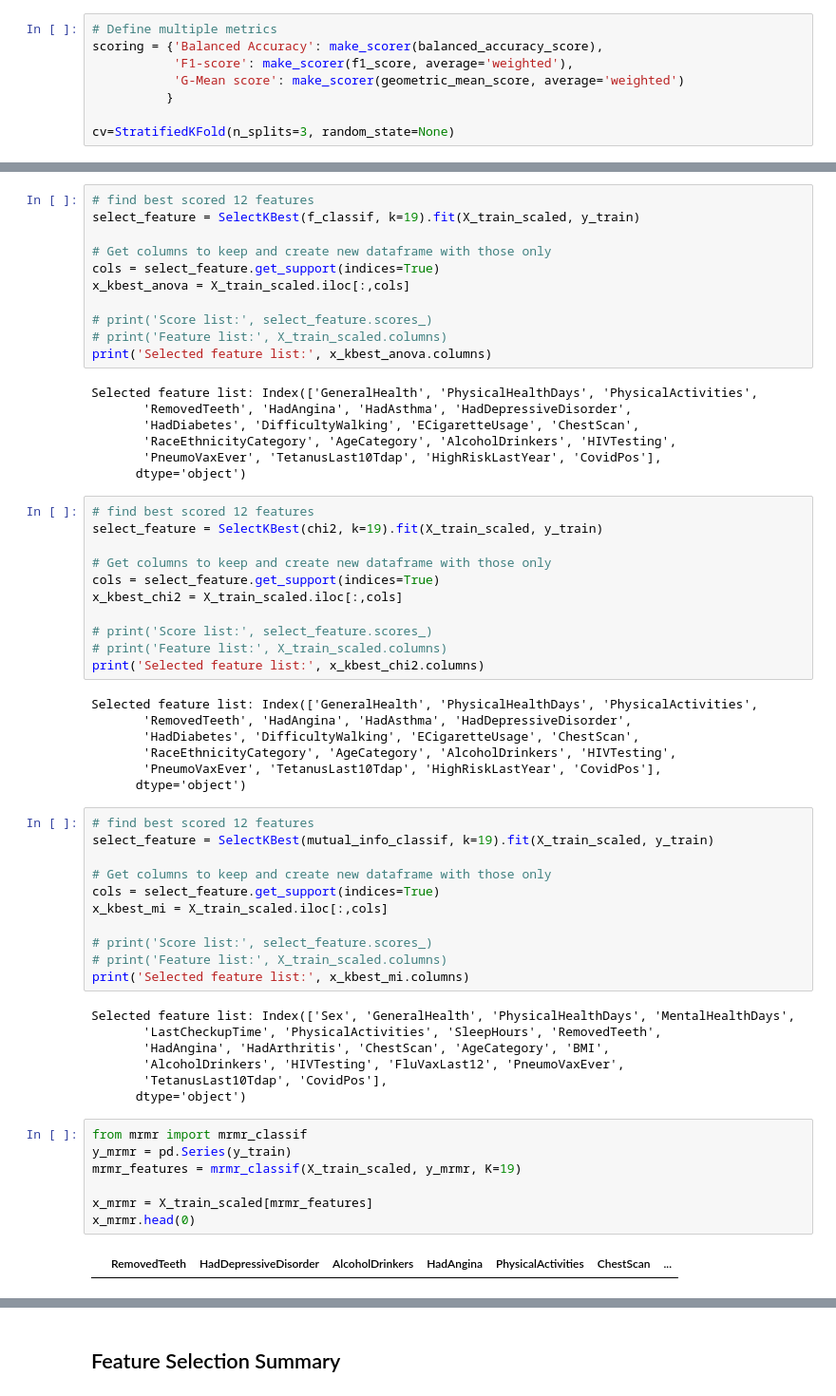
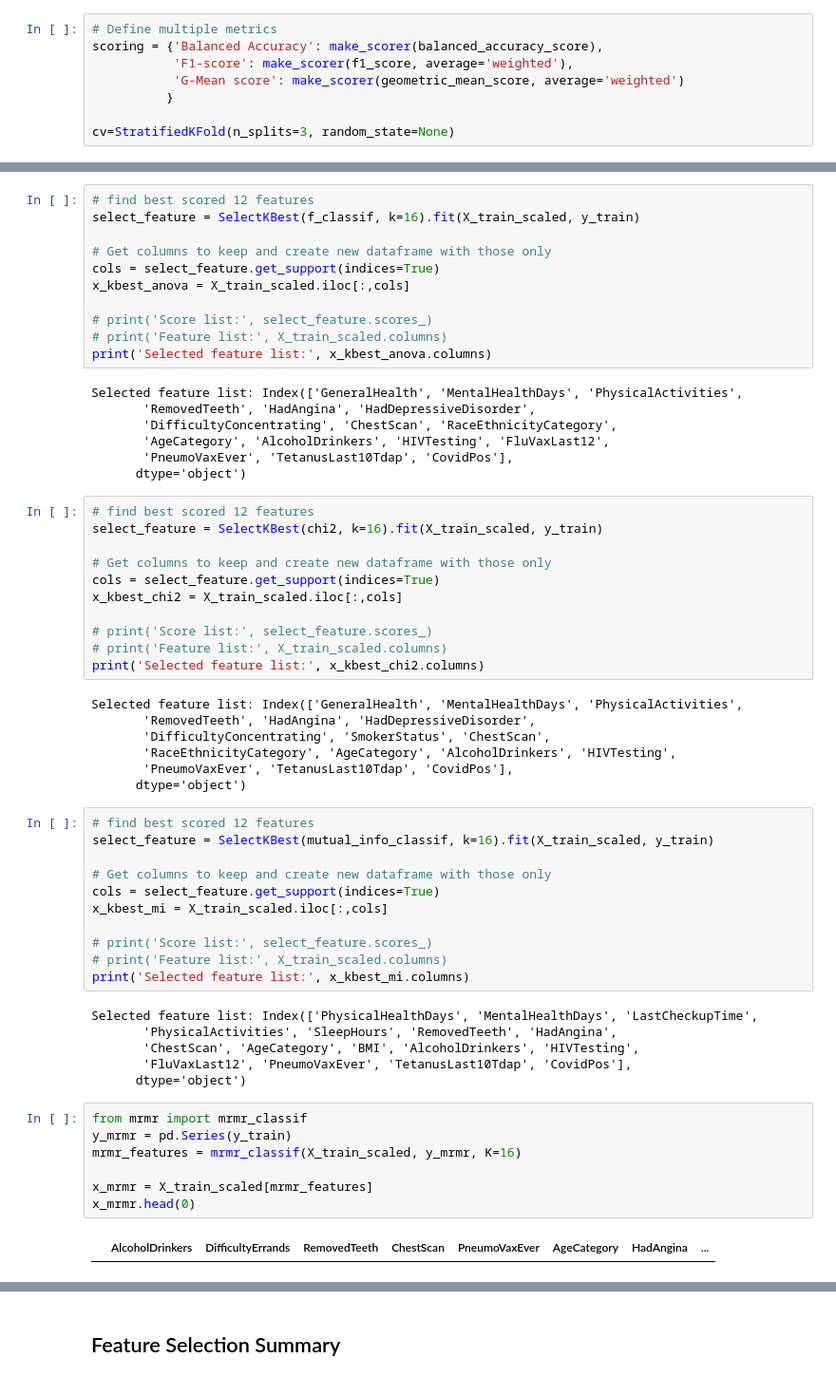
Before and after one commit to LazarosPan/Heart-Disease, a Jupyter notebook: Code/feature_selection_kmeans_smote.ipynb, the cells around one changed output, grey strips where cells are left out. Shown at 95% size. Cells and saved outputs as stored; diff of their text form.

```diff
--- a/Code/feature_selection_kmeans_smote.ipynb
+++ b/Code/feature_selection_kmeans_smote.ipynb
@@ -238,6 +227,6 @@ search.best_params_
 # %%
 # find best scored 12 features
-select_feature = SelectKBest(f_classif, k=19).fit(X_train_scaled, y_train)
+select_feature = SelectKBest(f_classif, k=16).fit(X_train_scaled, y_train)
 
 # Get columns to keep and create new dataframe with those only
 cols = select_feature.get_support(indices=True)
@@ -247,15 +236,15 @@ x_kbest_anova = X_train_scaled.iloc[:,cols]
 # print('Feature list:', X_train_scaled.columns)
 print('Selected feature list:', x_kbest_anova.columns)
 # %% [output]
-Selected feature list: Index(['GeneralHealth', 'PhysicalHealthDays', 'PhysicalActivities',
-       'RemovedTeeth', 'HadAngina', 'HadAsthma', 'HadDepressiveDisorder',
-       'HadDiabetes', 'DifficultyWalking', 'ECigaretteUsage', 'ChestScan',
-       'RaceEthnicityCategory', 'AgeCategory', 'AlcoholDrinkers', 'HIVTesting',
-       'PneumoVaxEver', 'TetanusLast10Tdap', 'HighRiskLastYear', 'CovidPos'],
+Selected feature list: Index(['GeneralHealth', 'MentalHealthDays', 'PhysicalActivities',
+       'RemovedTeeth', 'HadAngina', 'HadDepressiveDisorder',
+       'DifficultyConcentrating', 'ChestScan', 'RaceEthnicityCategory',
+       'AgeCategory', 'AlcoholDrinkers', 'HIVTesting', 'FluVaxLast12',
+       'PneumoVaxEver', 'TetanusLast10Tdap', 'CovidPos'],
       dtype='object')
 # %%
 # find best scored 12 features
-select_feature = SelectKBest(chi2, k=19).fit(X_train_scaled, y_train)
+select_feature = SelectKBest(chi2, k=16).fit(X_train_scaled, y_train)
 
 # Get columns to keep and create new dataframe with those only
 cols = select_feature.get_support(indices=True)
@@ -265,15 +254,15 @@ x_kbest_chi2 = X_train_scaled.iloc[:,cols]
 # print('Feature list:', X_train_scaled.columns)
 print('Selected feature list:', x_kbest_chi2.columns)
 # %% [output]
-Selected feature list: Index(['GeneralHealth', 'PhysicalHealthDays', 'PhysicalActivities',
-       'RemovedTeeth', 'HadAngina', 'HadAsthma', 'HadDepressiveDisorder',
-       'HadDiabetes', 'DifficultyWalking', 'ECigaretteUsage', 'ChestScan',
+Selected feature list: Index(['GeneralHealth', 'MentalHealthDays', 'PhysicalActivities',
+       'RemovedTeeth', 'HadAngina', 'HadDepressiveDisorder',
+       'DifficultyConcentrating', 'SmokerStatus', 'ChestScan',
        'RaceEthnicityCategory', 'AgeCategory', 'AlcoholDrinkers', 'HIVTesting',
-       'PneumoVaxEver', 'TetanusLast10Tdap', 'HighRiskLastYear', 'CovidPos'],
+       'PneumoVaxEver', 'TetanusLast10Tdap', 'CovidPos'],
       dtype='object')
 # %%
 # find best scored 12 features
-select_feature = SelectKBest(mutual_info_classif, k=19).fit(X_train_scaled, y_train)
+select_feature = SelectKBest(mutual_info_classif, k=16).fit(X_train_scaled, y_train)
 
 # Get columns to keep and create new dataframe with those only
 cols = select_feature.get_support(indices=True)
@@ -283,21 +272,20 @@ x_kbest_mi = X_train_scaled.iloc[:,cols]
 # print('Feature list:', X_train_scaled.columns)
 print('Selected feature list:', x_kbest_mi.columns)
 # %% [output]
-Selected feature list: Index(['Sex', 'GeneralHealth', 'PhysicalHealthDays', 'MentalHealthDays',
-       'LastCheckupTime', 'PhysicalActivities', 'SleepHours', 'RemovedTeeth',
-       'HadAngina', 'HadArthritis', 'ChestScan', 'AgeCategory', 'BMI',
-       'AlcoholDrinkers', 'HIVTesting', 'FluVaxLast12', 'PneumoVaxEver',
-       'TetanusLast10Tdap', 'CovidPos'],
+Selected feature list: Index(['PhysicalHealthDays', 'MentalHealthDays', 'LastCheckupTime',
+       'PhysicalActivities', 'SleepHours', 'RemovedTeeth', 'HadAngina',
+       'ChestScan', 'AgeCategory', 'BMI', 'AlcoholDrinkers', 'HIVTesting',
+       'FluVaxLast12', 'PneumoVaxEver', 'TetanusLast10Tdap', 'CovidPos'],
       dtype='object')
 # %%
 from mrmr import mrmr_classif
 y_mrmr = pd.Series(y_train)
-mrmr_features = mrmr_classif(X_train_scaled, y_mrmr, K=19)
+mrmr_features = mrmr_classif(X_train_scaled, y_mrmr, K=16)
 
 x_mrmr = X_train_scaled[mrmr_features]
 x_mrmr.head(0)
 # %% [output]
-|  | RemovedTeeth | HadDepressiveDisorder | AlcoholDrinkers | HadAngina | PhysicalActivities | ChestScan | ... |
+|  | AlcoholDrinkers | DifficultyErrands | RemovedTeeth | ChestScan | PneumoVaxEver | AgeCategory | HadAngina | ... |
 # %%
 # Create the RFE object and rank each pixel
 clf_rf = RandomForestClassifier(random_state=13)
```
Also changed, not shown: parts of 12 cells of this notebook, 3 other files.
